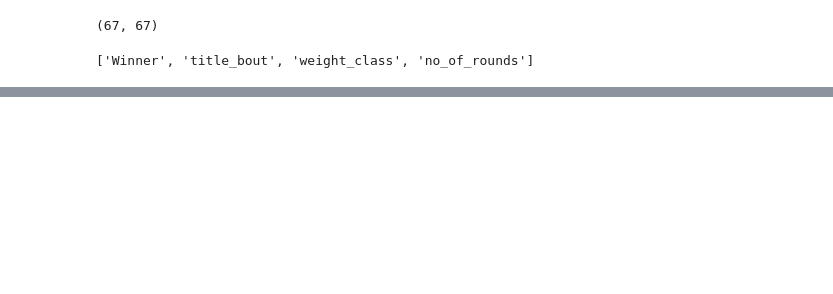
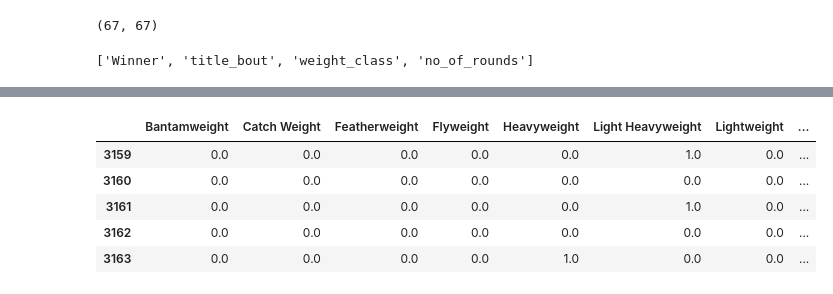
Before and after one commit to peteryph/Kaggle-Heart-Disease-UCI, a Jupyter notebook: UFC fight club.ipynb, the cells around one changed output, grey strips where cells are left out. Drawn from its saved outputs; the diff is of its cells as text; code cells hidden in the pictures; blank space fills up the shorter version.

```diff
--- a/UFC fight club.ipynb
+++ b/UFC fight club.ipynb
@@ -84,12 +100,21 @@ for side in ["R_", "B_"]:
 # %%
 keys = list(sorted(df["weight_class"].unique()))
 lis = list()
 for i in df["weight_class"].tolist():
     zero = np.zeros((1,len(keys)))
     zero[0][keys.index(i)] = 1
     lis.append(zero[0])
 _keys = []
 for i in keys:
     _keys.append(i)
-df2 = pandas.DataFrame(lis, columns = _keys)
+df2 = pandas.DataFrame(lis, columns = _keys).astype('float')
+# df2.reset_index(drop=True)
+df2.tail()
+# %% [output]
+|  | Bantamweight | Catch Weight | Featherweight | Flyweight | Heavyweight | Light Heavyweight | Lightweight | ... |
+| 3159 | 0.0 | 0.0 | 0.0 | 0.0 | 0.0 | 1.0 | 0.0 | ... |
+| 3160 | 0.0 | 0.0 | 0.0 | 0.0 | 0.0 | 0.0 | 0.0 | ... |
+| 3161 | 0.0 | 0.0 | 0.0 | 0.0 | 0.0 | 1.0 | 0.0 | ... |
+| 3162 | 0.0 | 0.0 | 0.0 | 0.0 | 0.0 | 0.0 | 0.0 | ... |
+| 3163 | 0.0 | 0.0 | 0.0 | 0.0 | 1.0 | 0.0 | 0.0 | ... |
 # %%
```
Also changed, not shown: parts of 37 cells of this notebook.
